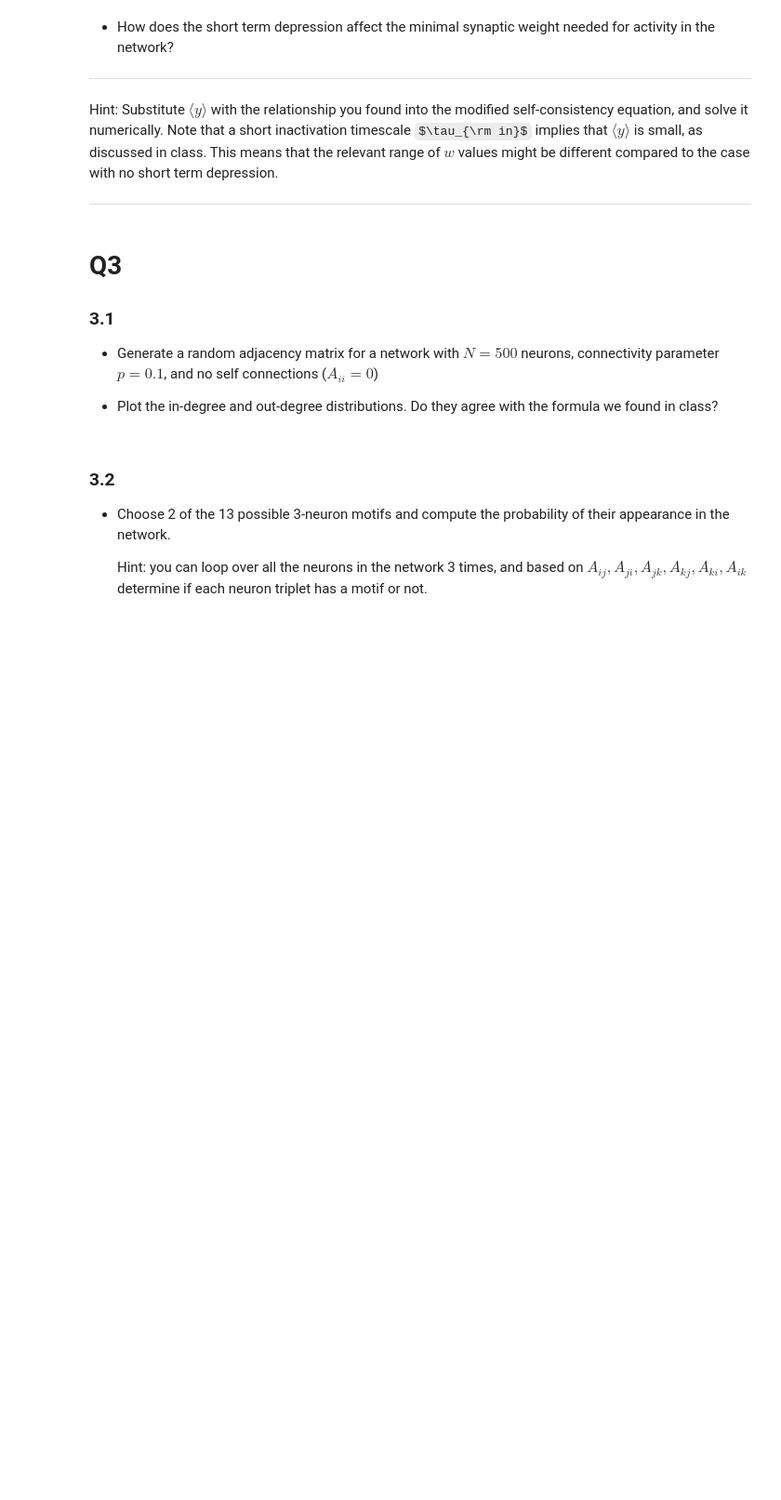
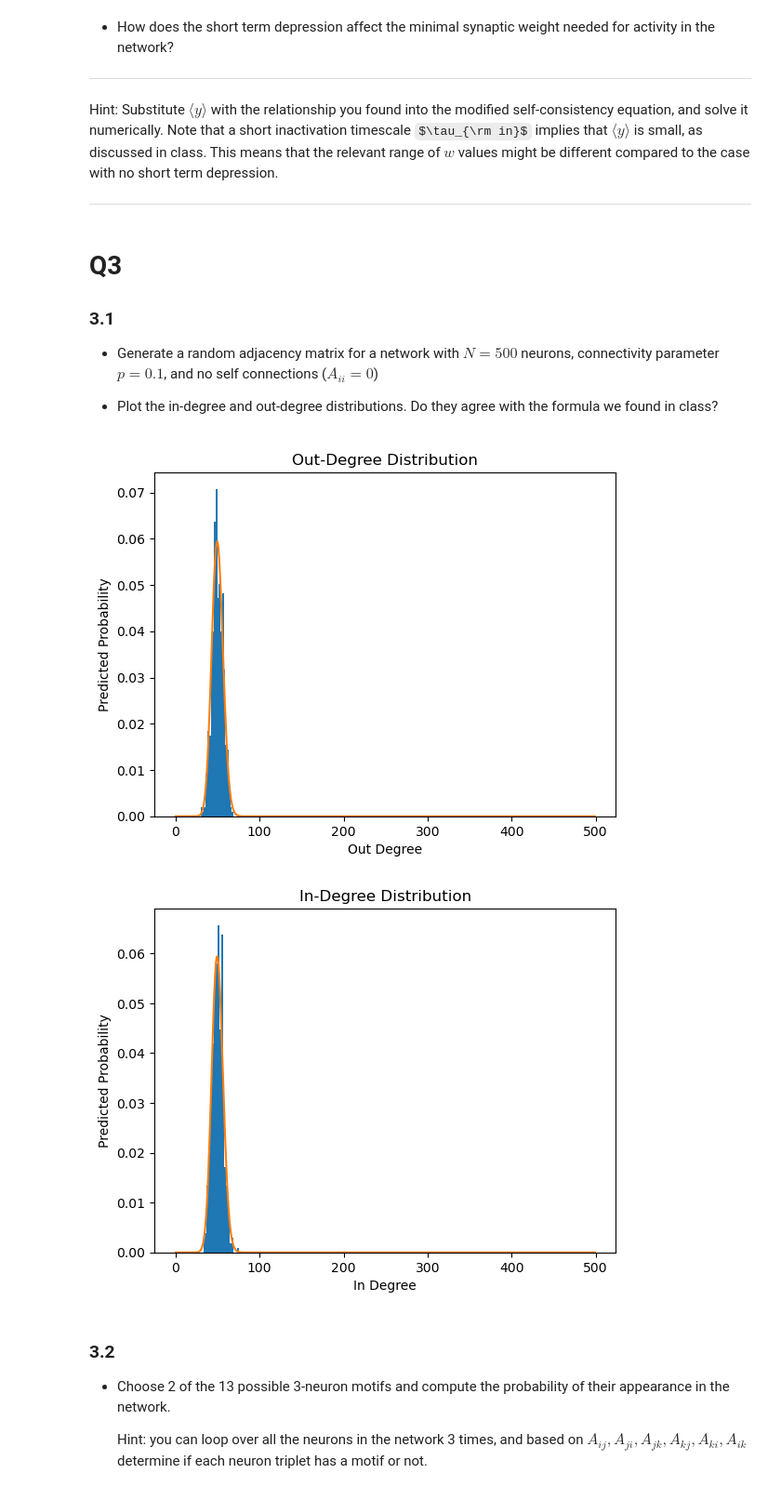
Before and after one commit to WillardFord/BIPN_164, a Jupyter notebook: BIPN164HW2_2023.ipynb, the cells around one changed output. Shown at 93% size. Cells and saved outputs as stored; diff of their text form; code cells hidden in the pictures; some formulas as TeX source; blank space fills up the shorter version.

```diff
--- a/BIPN164HW2_2023.ipynb
+++ b/BIPN164HW2_2023.ipynb
@@ -446,3 +456,31 @@ adj = ... # code to subtract the diagonal (no self connections)
+# %%
+# sample code to generate a random adjacency matrix
+N = 500   # number of nodes
+p = 0.1 # probability of a connection
+
+adj = random.rand(N,N) < p
+np.fill_diagonal(adj, 0) # code to subtract the diagonal (no self connections)
+
+out_degree = np.sum(adj, axis = 1)
+binom = sp.stats.binom.pmf(np.arange(N), N-1, p)
+plt.hist(out_degree, 20, density='True')
+plt.plot(np.arange(N), binom)
+plt.xlabel('Out Degree')
+plt.ylabel('Predicted Probability')
+plt.title('Out-Degree Distribution')
+plt.show()
+
+out_degree = np.sum(adj, axis = 0)
+binom = sp.stats.binom.pmf(np.arange(N), N-1, p)
+plt.hist(out_degree, 20, density='True')
+plt.plot(np.arange(N), binom)
+plt.xlabel('In Degree')
+plt.ylabel('Predicted Probability')
+plt.title('In-Degree Distribution')
+plt.show()
+# %% [output]
+[figure, added]
+[figure, added]
 # %% [markdown]
 ### 3.2
 * Choose 2 of the 13 possible 3-neuron motifs and compute the probability of their appearance in the network.
```
Also changed, not shown: parts of 5 cells of this notebook.
